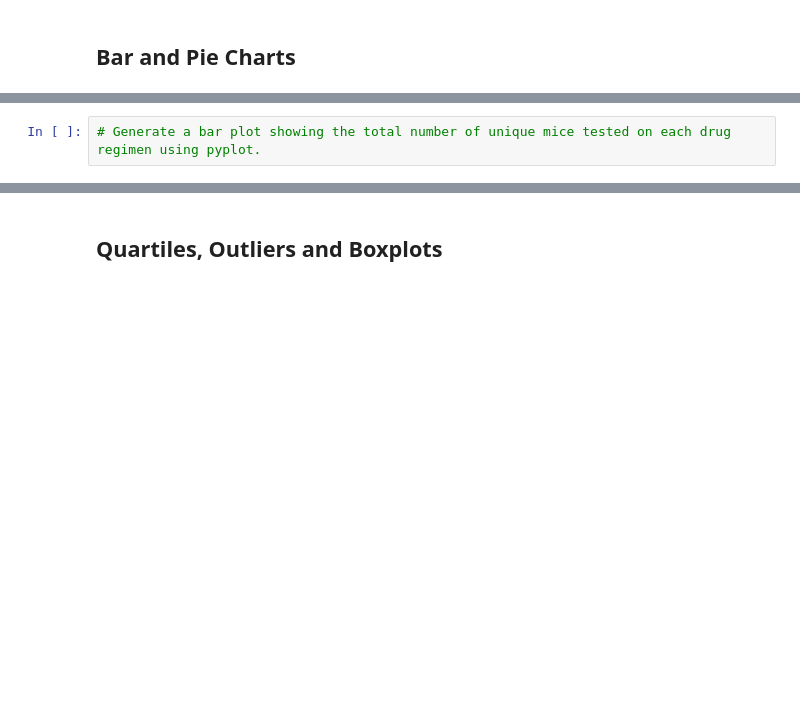
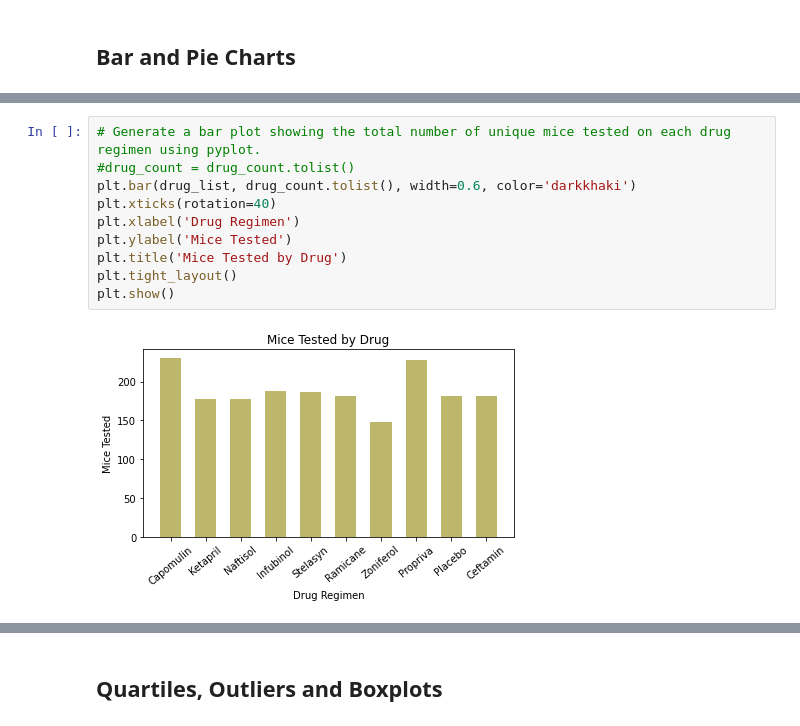
Before and after one commit to SwervingMage86/matplotlib-challenge, a Jupyter notebook: Pymaceuticals/pymaceuticals.ipynb, the cells around one changed output, grey strips where cells are left out. Cells and saved outputs as stored; diff of their text form; blank space fills up the shorter version.

```diff
--- a/Pymaceuticals/pymaceuticals.ipynb
+++ b/Pymaceuticals/pymaceuticals.ipynb
@@ -171,2 +182,12 @@ drug_df
 # %%
 # Generate a bar plot showing the total number of unique mice tested on each drug regimen using pyplot.
+#drug_count = drug_count.tolist()
+plt.bar(drug_list, drug_count.tolist(), width=0.6, color='darkkhaki')
+plt.xticks(rotation=40)
+plt.xlabel('Drug Regimen')
+plt.ylabel('Mice Tested')
+plt.title('Mice Tested by Drug')
+plt.tight_layout()
+plt.show()
+# %% [output]
+[figure, added]
```
Also changed, not shown: parts of 4 cells of this notebook.
